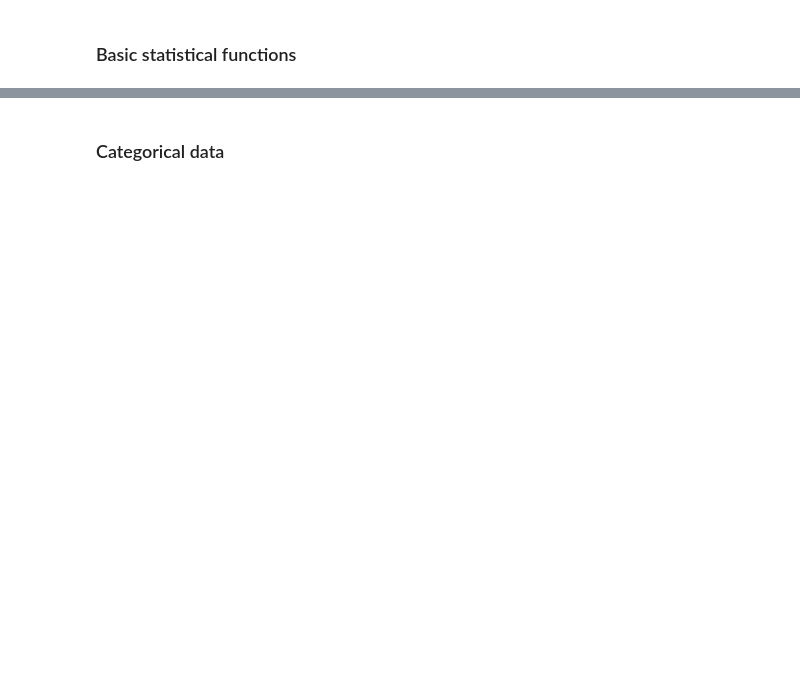
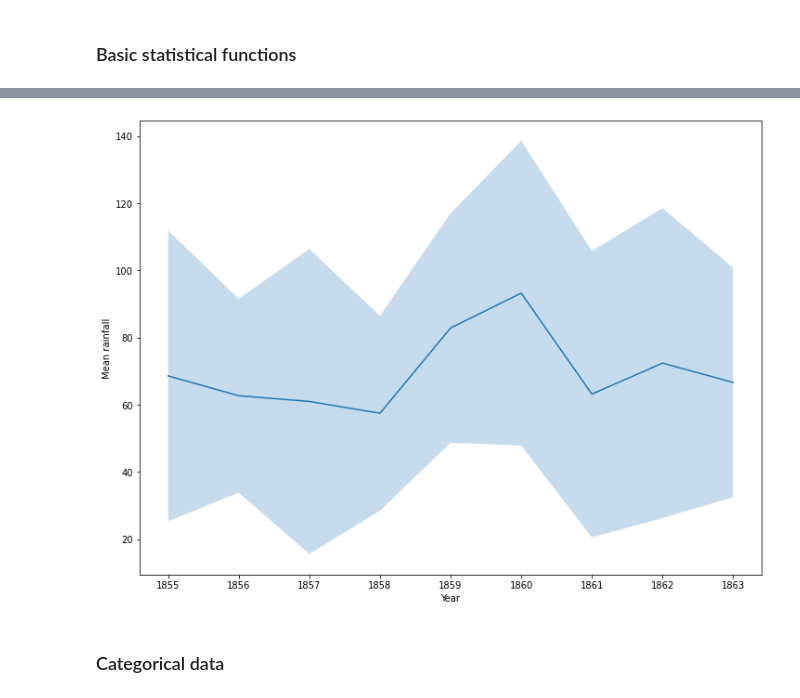
Before and after one commit to caiquemiranda/maths-with-python, a Jupyter notebook: 08-Statistics.ipynb, the cells around one changed output, grey strips where cells are left out. Saved outputs shown, nothing was run; the diff lists cells and outputs as text; code cells hidden in the pictures; blank space fills up the shorter version.

```diff
--- a/08-Statistics.ipynb
+++ b/08-Statistics.ipynb
@@ -7,2 +82,15 @@
+# %%
+pyplot.plot(years, mean_rainfall_per_year)
+
+pyplot.fill_between(years,
+                    mean_rainfall_per_year - std_rainfall_per_year,
+                    mean_rainfall_per_year + std_rainfall_per_year,
+                    alpha=0.25,
+                    color=None)
+
+pyplot.xlabel('Year')
+pyplot.ylabel('Mean rainfall');
+# %% [output]
+[figure, added]
 # %% [markdown]
 ### Categorical data
```
Also changed, not shown: parts of 18 cells of this notebook, 1 other file.
